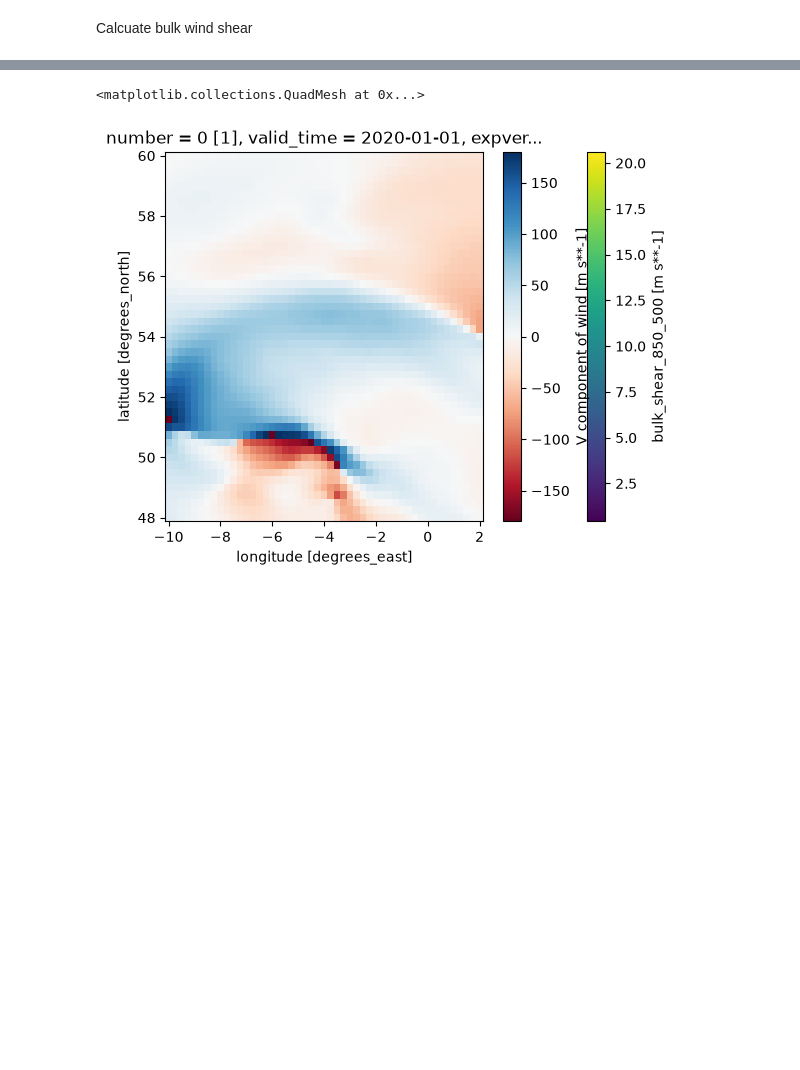
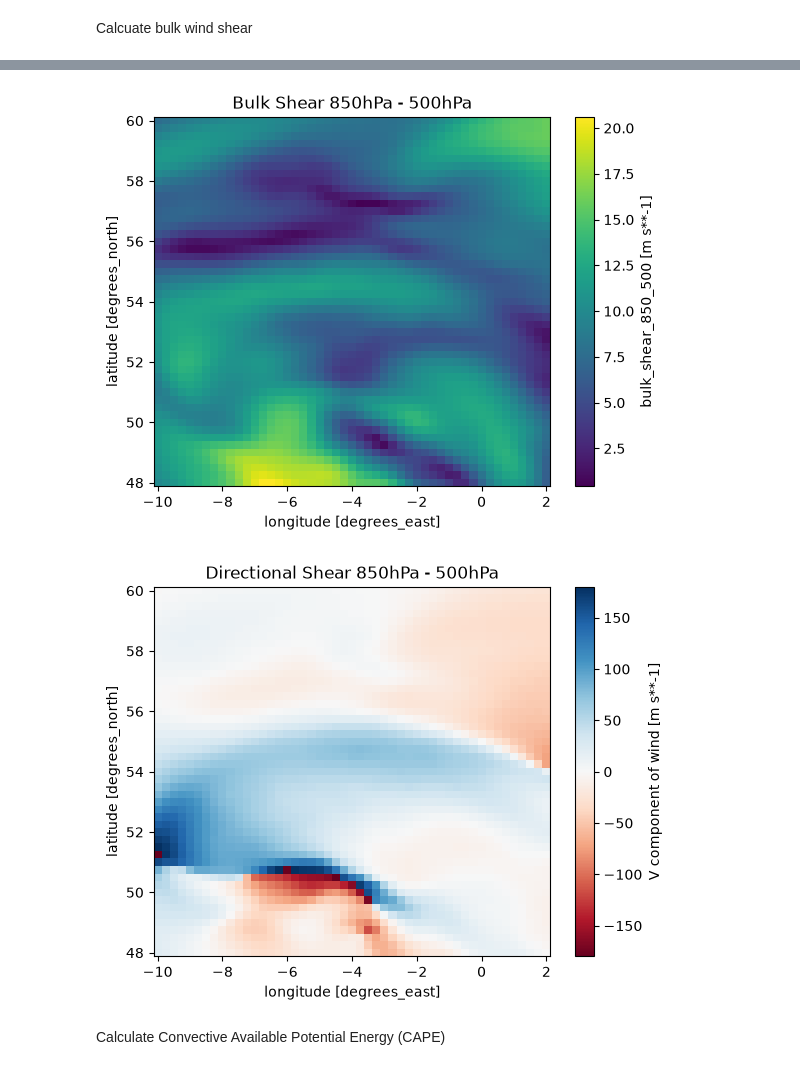
Before and after one commit to Alfie5640/HPCWeatherPredictionPipeline, a Jupyter notebook: notebooks/01_explore_era5.ipynb, the cells around one changed output, grey strips where cells are left out. Saved outputs shown, nothing was run; the diff lists cells and outputs as text; code cells hidden in the pictures; blank space fills up the shorter version.

```diff
--- a/notebooks/01_explore_era5.ipynb
+++ b/notebooks/01_explore_era5.ipynb
@@ -149,28 +48,26 @@ Text(0.5, 1.0, 'Directional Shear 850hPa - 500hPa')
 # %%
 import sys
 import xarray as xr
 import matplotlib.pyplot as plt
 sys.path.append("..")
 
 from src.data.load_era5 import load_era5, convert_longitude, subset_area
 from src.features.meteorology import compute_shear_features
 
-# Load
-ds_single = load_era5("../data/raw/era5_sample")
-ds_pressure = load_era5("../data/raw/era5_pressure_sample.nc")
-
-# Clean up pressure data (global grid -> your area, longitude convention)
-ds_pressure = convert_longitude(ds_pressure)
-ds_pressure = subset_area(ds_pressure, north=60, south=48, west=-10, east=2)
-
-# Merge
-ds_merged = xr.merge([ds_single, ds_pressure])
-
-# Compute all shear features in one call
+# compute all shear features
 shear_features = compute_shear_features(ds_merged)
 
-shear_features['bulk_shear_850_500'].isel(valid_time=0).plot()
-shear_features['dir_shear_850_500'].isel(valid_time=0).plot(cmap="RdBu", vmin=-180, vmax=180)
+fig1, ax1 = plt.subplots()
+shear_features['bulk_shear_850_500'].isel(valid_time=0).plot(ax=ax1)
+ax1.set_title("Bulk Shear 850hPa - 500hPa")
+
+fig2, ax2 = plt.subplots()
+shear_features['dir_shear_850_500'].isel(valid_time=0).plot(ax=ax2, cmap="RdBu", vmin=-180, vmax=180)
+ax2.set_title("Directional Shear 850hPa - 500hPa")
+
+plt.show()
 # %% [output]
-<matplotlib.collections.QuadMesh at 0x...>
-[figure, old version]
+[figure, new version]
+[figure, added]
+# %% [markdown]
+Calculate Convective Available Potential Energy (CAPE)
```
Also changed, not shown: parts of 4 cells of this notebook, 2 other files.
